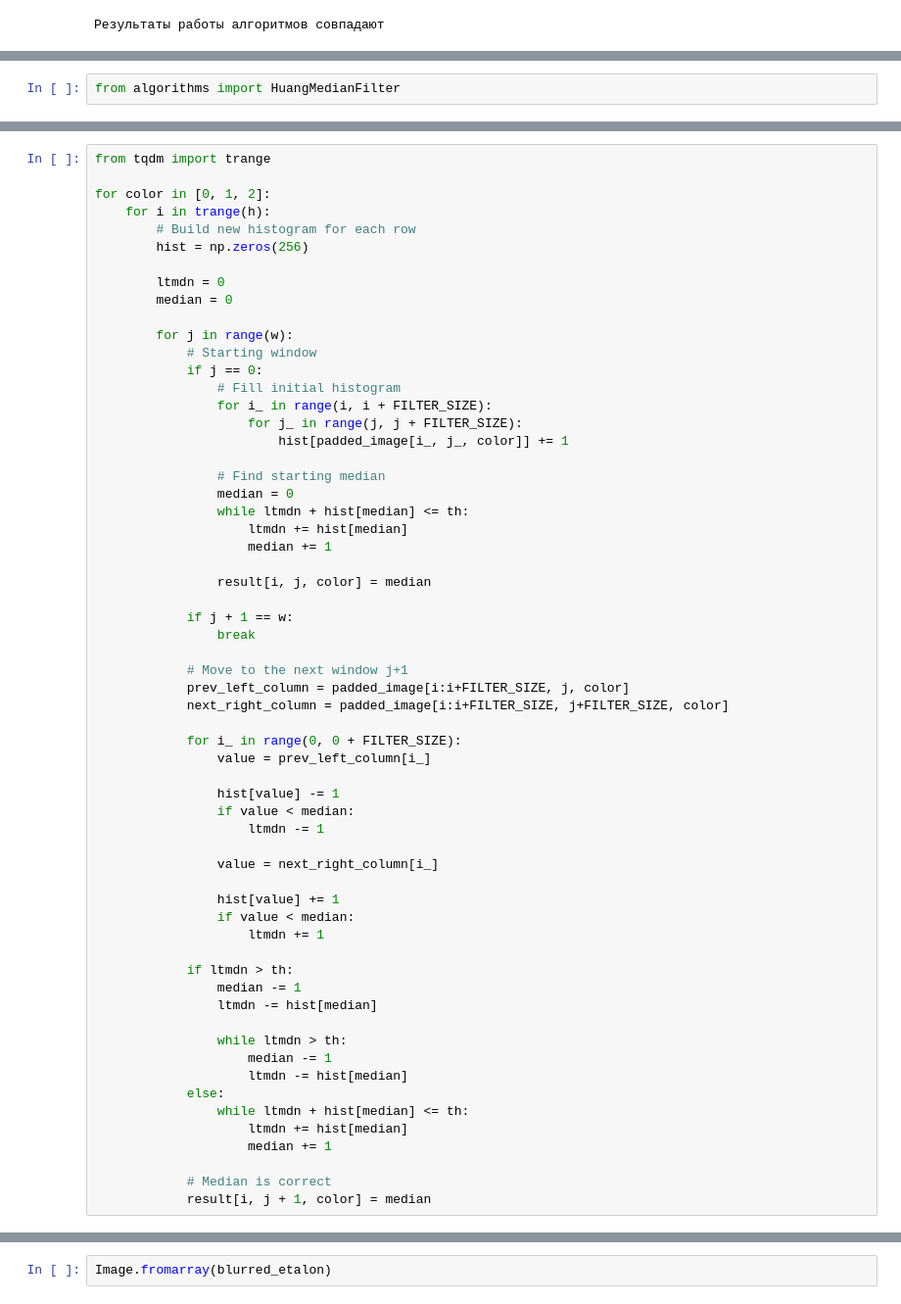
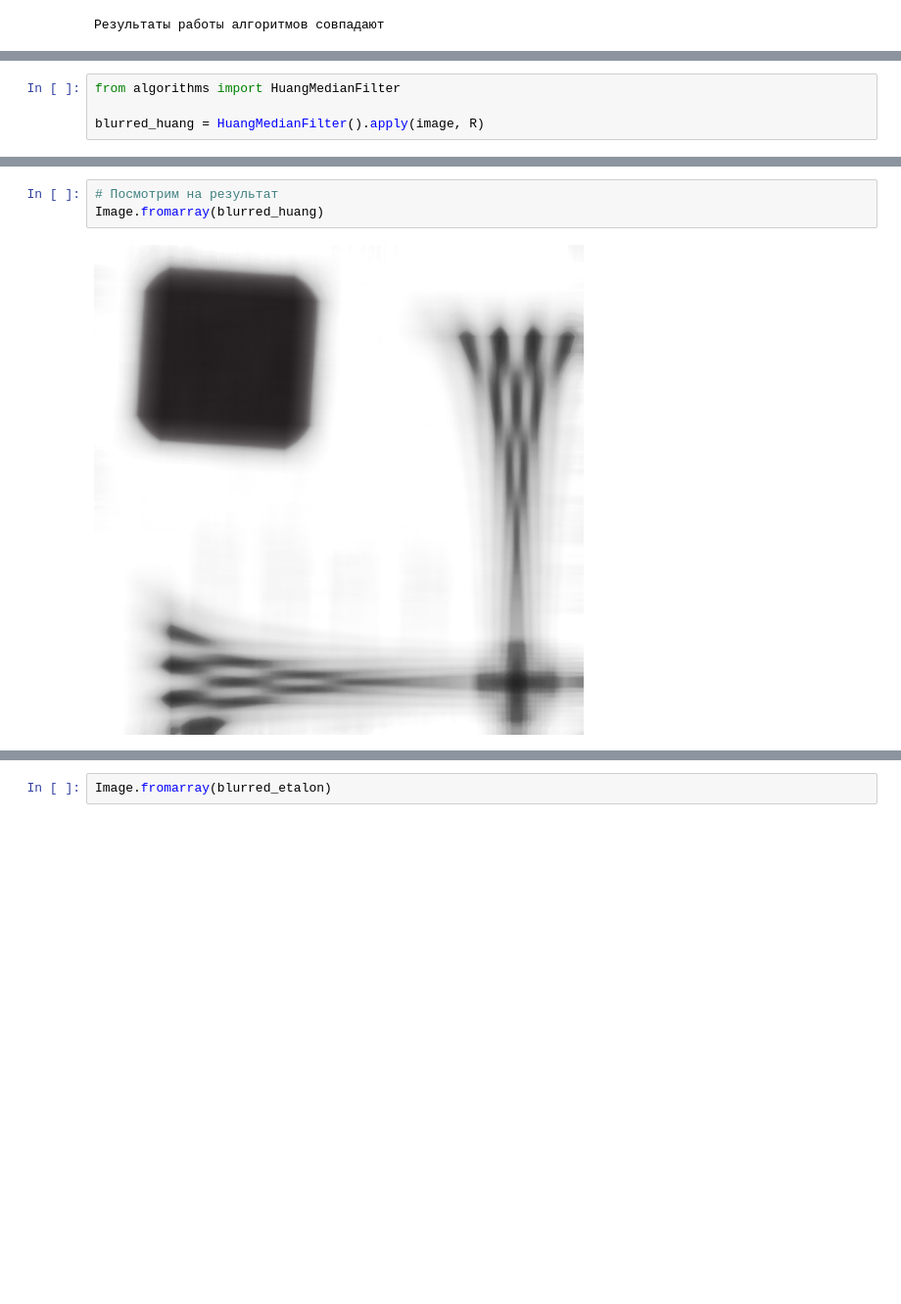
Before and after one commit to eaglemango/median-filters, a Jupyter notebook: example.ipynb, the cells around one changed output, grey strips where cells are left out. Shown: that part at 98% size. Saved outputs shown, nothing was run; the diff lists cells and outputs as text; blank space fills up the shorter version.

```diff
--- a/example.ipynb
+++ b/example.ipynb
@@ -63,3 +63,5 @@ print("Результаты работы алгоритмов совпадают
 Идея алгоритма состоит в использовании гистограммы значений в текущем окне фильтра для быстрого нахождения медианы
 # %%
 from algorithms import HuangMedianFilter
+
+blurred_huang = HuangMedianFilter().apply(image, R)
@@ -77,61 +68,5 @@ result = np.zeros_like(image)
-# %%
-from tqdm import trange
-
-for color in [0, 1, 2]:
-    for i in trange(h):
-        # Build new histogram for each row
-        hist = np.zeros(256)
-
-        ltmdn = 0
-        median = 0
-
-        for j in range(w):
-            # Starting window
-            if j == 0:
-                # Fill initial histogram
-                for i_ in range(i, i + FILTER_SIZE):
-                    for j_ in range(j, j + FILTER_SIZE):
-                        hist[padded_image[i_, j_, color]] += 1
-
-                # Find starting median
-                median = 0
-                while ltmdn + hist[median] <= th:
-                    ltmdn += hist[median]
-                    median += 1
-
-                result[i, j, color] = median
-
-            if j + 1 == w:
-                break
-
-            # Move to the next window j+1
-            prev_left_column = padded_image[i:i+FILTER_SIZE, j, color]
-            next_right_column = padded_image[i:i+FILTER_SIZE, j+FILTER_SIZE, color]
-
-            for i_ in range(0, 0 + FILTER_SIZE):
-                value = prev_left_column[i_]
-
-                hist[value] -= 1
-                if value < median:
-                    ltmdn -= 1
-
-                value = next_right_column[i_]
-
-                hist[value] += 1
-                if value < median:
-                    ltmdn += 1
-
-            if ltmdn > th:
-                median -= 1
-                ltmdn -= hist[median]
-
-                while ltmdn > th:
-                    median -= 1
-                    ltmdn -= hist[median]
-            else:
-                while ltmdn + hist[median] <= th:
-                    ltmdn += hist[median]
-                    median += 1
-
-            # Median is correct
-            result[i, j + 1, color] = median
+# %%
+# Посмотрим на результат
+Image.fromarray(blurred_huang)
+# %% [output]
+[figure, added]
```
Also changed, not shown: parts of 15 cells of this notebook, 2 other files.
